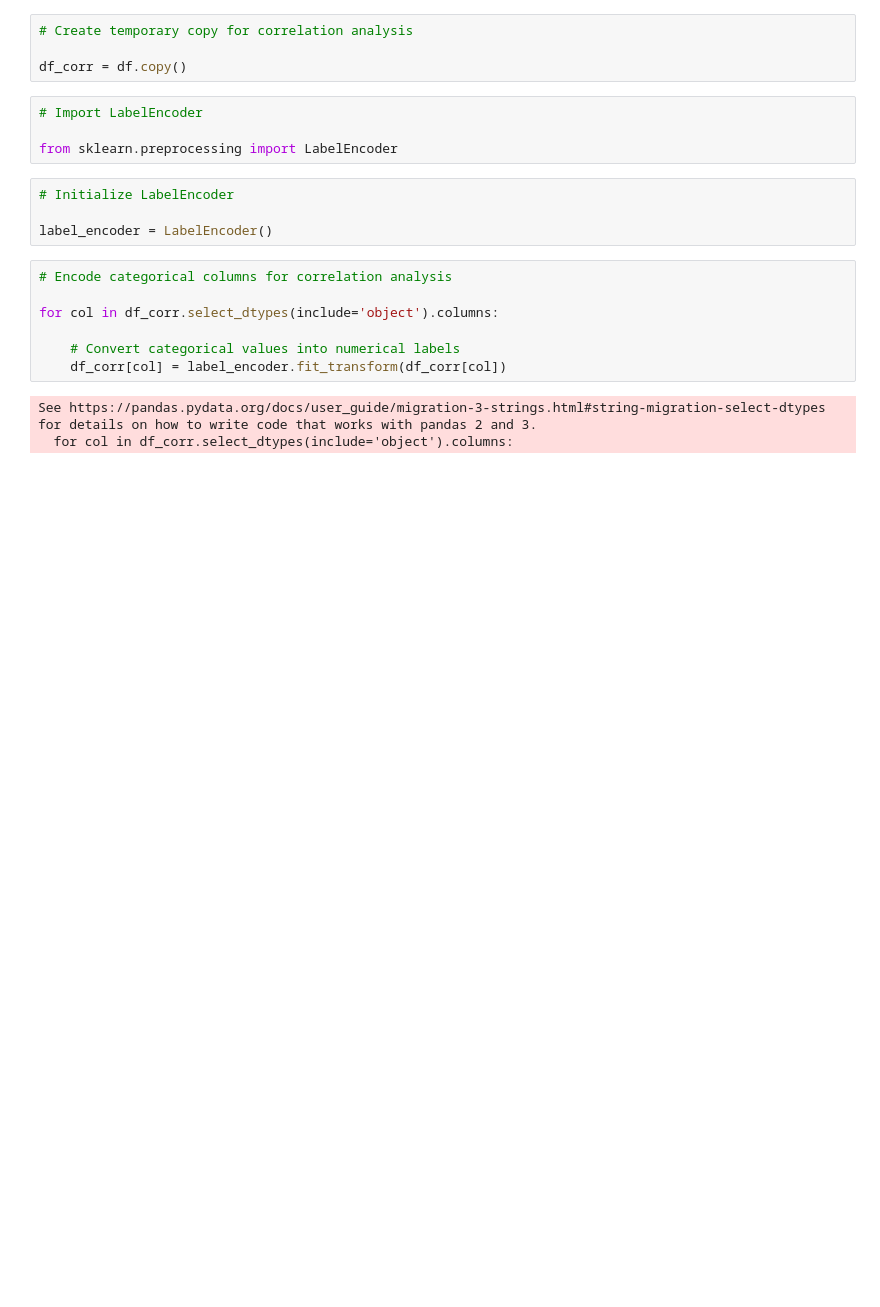
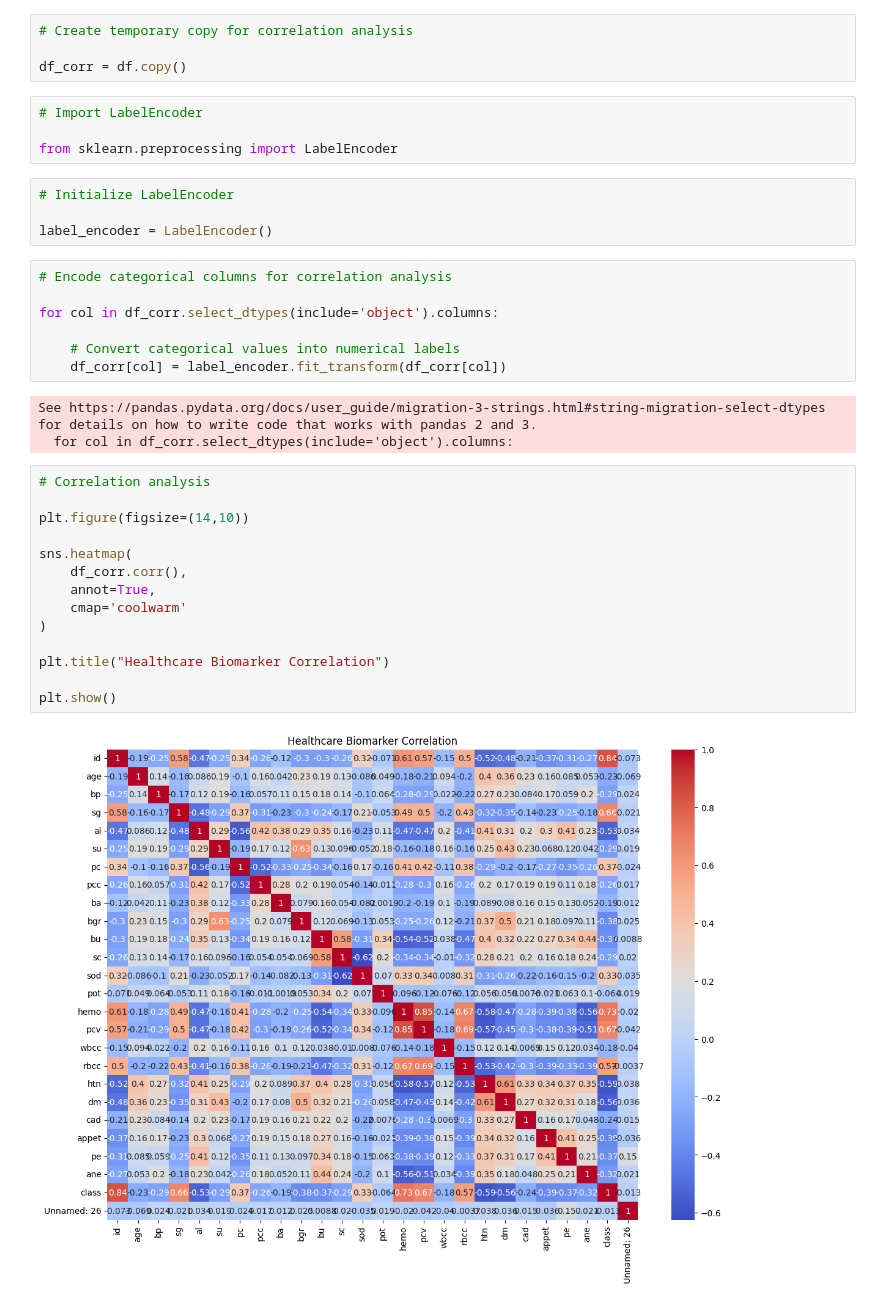
Before and after one commit to premprakash123/healthcare-chronic-disease-analysis, a Jupyter notebook: notebooks/02_eda.ipynb, the cells around one changed output. Cells and saved outputs as stored; diff of their text form; blank space fills up the shorter version.

Commit message:
eda: generated healthcare biomarker correlation heatmaps

```diff
--- a/notebooks/02_eda.ipynb
+++ b/notebooks/02_eda.ipynb
@@ -101,3 +101,19 @@ for col in df_corr.select_dtypes(include='object').columns:
 # %% [output]
 See https://pandas.pydata.org/docs/user_guide/migration-3-strings.html#string-migration-select-dtypes for details on how to write code that works with pandas 2 and 3.
   for col in df_corr.select_dtypes(include='object').columns:
+# %%
+# Correlation analysis
+
+plt.figure(figsize=(14,10))
+
+sns.heatmap(
+    df_corr.corr(),
+    annot=True,
+    cmap='coolwarm'
+)
+
+plt.title("Healthcare Biomarker Correlation")
+
+plt.show()
+# %% [output]
+[figure, added]
```
